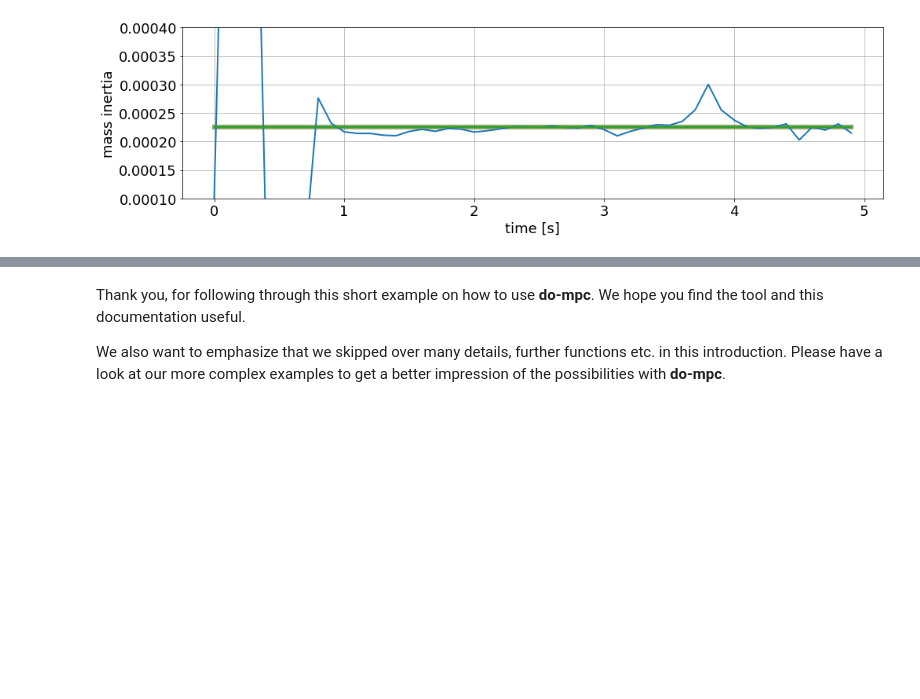
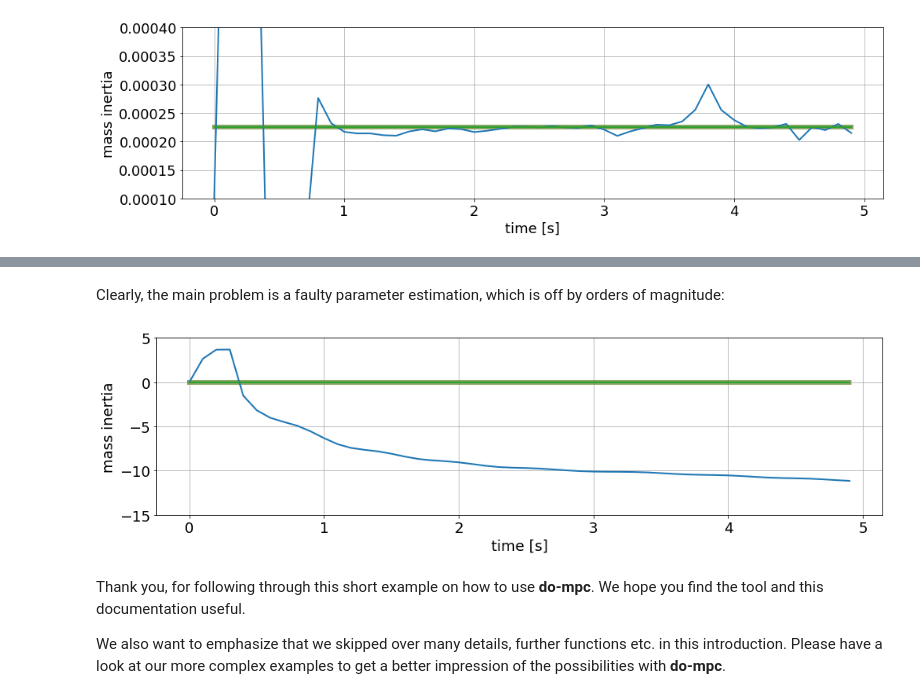
Before and after one commit to do-mpc/do-mpc, a Jupyter notebook: documentation/source/mhe_example.ipynb, the cells around one changed output, grey strips where cells are left out. Drawn from its saved outputs; the diff is of its cells as text; code cells hidden in the pictures; blank space fills up the shorter version.

```diff
--- a/documentation/source/mhe_example.ipynb
+++ b/documentation/source/mhe_example.ipynb
@@ -318,3 +379,12 @@ fig_p
+# %% [markdown]
+Clearly, the main problem is a faulty parameter estimation, which is off by orders of magnitude:
+# %%
+ax_p.set_ylim(-15, 5)
+ax_p.set_ylabel('mass inertia')
+ax_p.set_xlabel('time [s]')
+fig_p
+# %% [output]
+[figure, added]
 # %% [markdown]
 Thank you, for following through this short example on how to use **do-mpc**. We hope you find the tool and this documentation useful.
 
```
Also changed, not shown: parts of 21 cells of this notebook, 8 other files.
